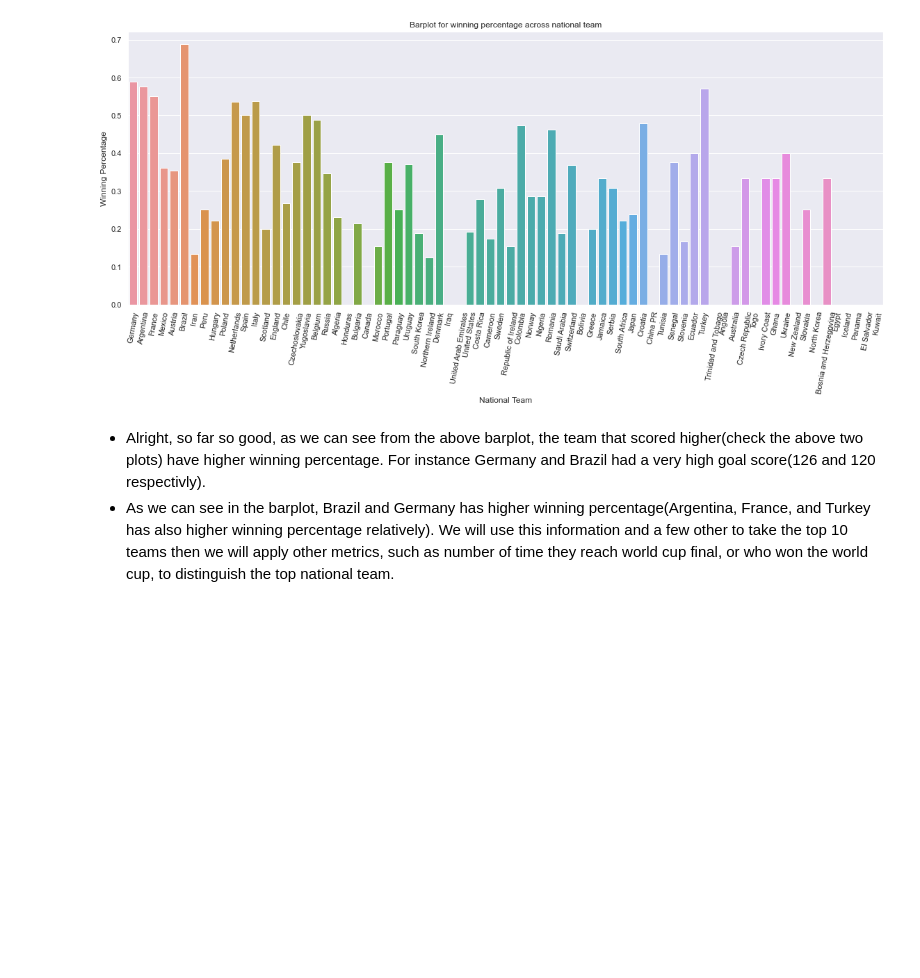
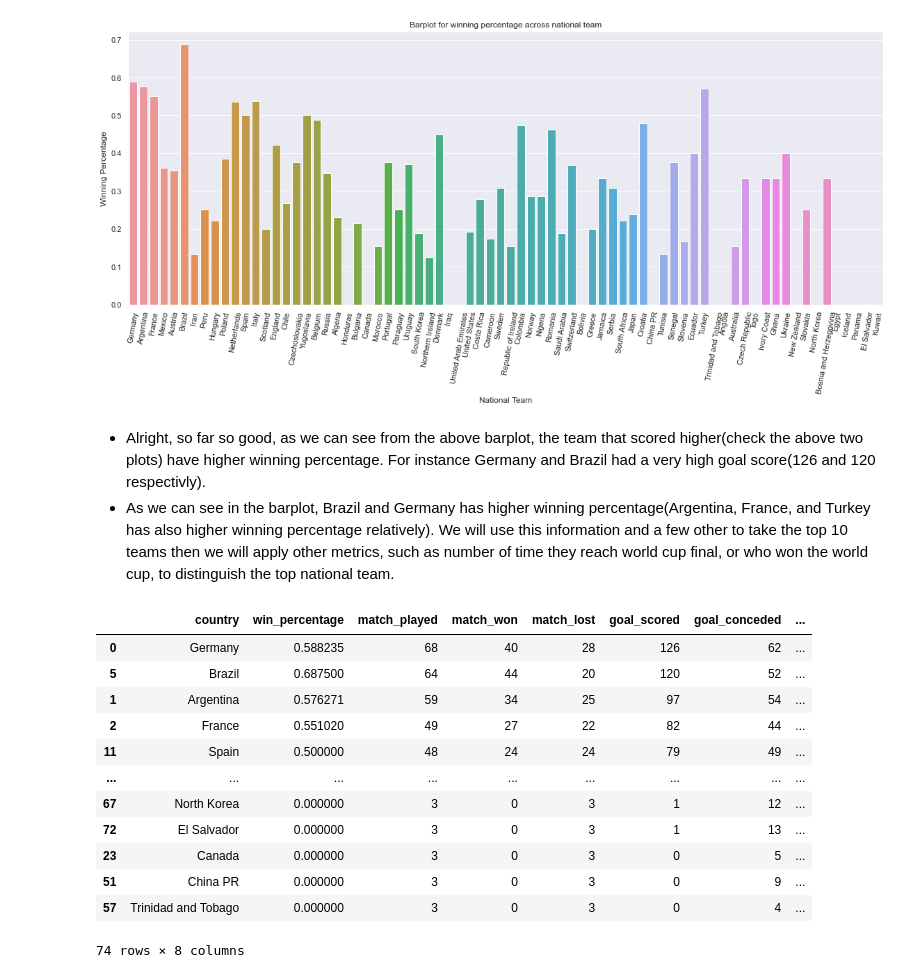
Before and after one commit to natiwb/FootballAnalysis320, a Jupyter notebook: FootballAnalysis320.ipynb, the cells around one changed output. Cells and saved outputs as stored; diff of their text form; code cells hidden in the pictures; blank space fills up the shorter version.

Commit message:
ranking done, top 10 printed

```diff
--- a/FootballAnalysis320.ipynb
+++ b/FootballAnalysis320.ipynb
@@ -194,3 +194,22 @@ plt.tight_layout()
 # %% [markdown]
 - Alright, so far so good, as we can see from the above barplot, the team that scored higher(check the above two plots) have higher winning percentage. For instance Germany and Brazil had a very high goal score(126 and 120 respectivly).
 - As we can see in the barplot, Brazil and Germany has higher winning percentage(Argentina, France, and Turkey has also higher winning percentage relatively). We will use this information and a few other to take the top 10 teams then we will apply other metrics, such as number of time they reach world cup final, or who won the world cup, to distinguish the top national team.
+# %%
+# rank the teams based on the highest goals scored and winning percentage
+tidy_data.sort_values(by=['goal_scored', 'win_percentage'], ascending=False, inplace=True)
+# Print the first 10 rows of the dataframe
+tidy_data.head(10)
+# %% [output]
+|  | country | win_percentage | match_played | match_won | match_lost | goal_scored | goal_conceded | ... |
+| 0 | Germany | 0.588235 | 68 | 40 | 28 | 126 | 62 | ... |
+| 5 | Brazil | 0.687500 | 64 | 44 | 20 | 120 | 52 | ... |
+| 1 | Argentina | 0.576271 | 59 | 34 | 25 | 97 | 54 | ... |
+| 2 | France | 0.551020 | 49 | 27 | 22 | 82 | 44 | ... |
+| 11 | Spain | 0.500000 | 48 | 24 | 24 | 79 | 49 | ... |
+| ... | ... | ... | ... | ... | ... | ... | ... | ... |
+| 67 | North Korea | 0.000000 | 3 | 0 | 3 | 1 | 12 | ... |
+| 72 | El Salvador | 0.000000 | 3 | 0 | 3 | 1 | 13 | ... |
+| 23 | Canada | 0.000000 | 3 | 0 | 3 | 0 | 5 | ... |
+| 51 | China PR | 0.000000 | 3 | 0 | 3 | 0 | 9 | ... |
+| 57 | Trinidad and Tobago | 0.000000 | 3 | 0 | 3 | 0 | 4 | ... |
+74 rows × 8 columns
```
